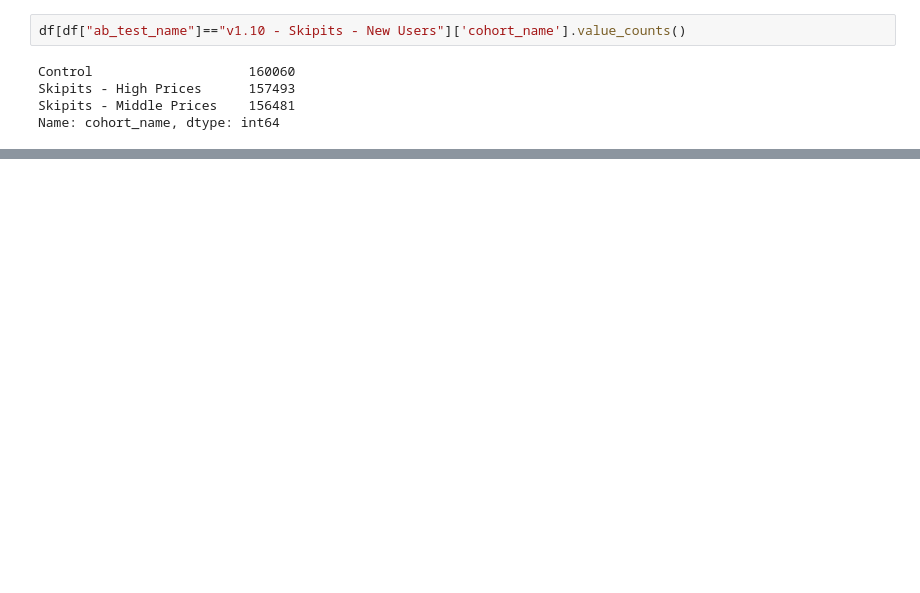
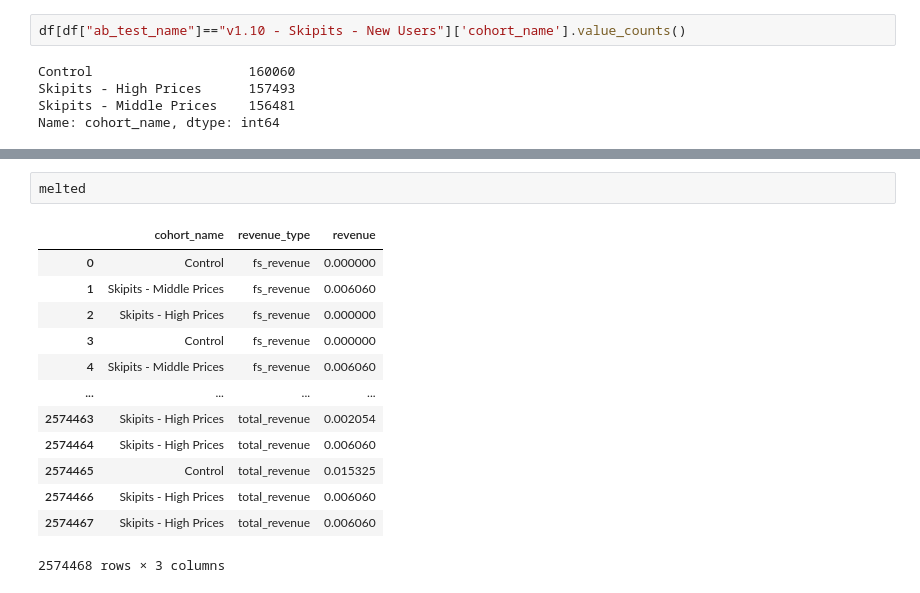
Before and after one commit to LaurePourcel/tt_voodoo, a Jupyter notebook: main.ipynb, the cells around one changed output, grey strips where cells are left out. Drawn from its saved outputs; the diff is of its cells as text; blank space fills up the shorter version.

```diff
--- a/main.ipynb
+++ b/main.ipynb
@@ -276,0 +367,16 @@ Name: cohort_name, dtype: int64
+# %%
+melted
+# %% [output]
+|  | cohort_name | revenue_type | revenue |
+| 0 | Control | fs_revenue | 0.000000 |
+| 1 | Skipits - Middle Prices | fs_revenue | 0.006060 |
+| 2 | Skipits - High Prices | fs_revenue | 0.000000 |
+| 3 | Control | fs_revenue | 0.000000 |
+| 4 | Skipits - Middle Prices | fs_revenue | 0.006060 |
+| ... | ... | ... | ... |
+| 2574463 | Skipits - High Prices | total_revenue | 0.002054 |
+| 2574464 | Skipits - High Prices | total_revenue | 0.006060 |
+| 2574465 | Control | total_revenue | 0.015325 |
+| 2574466 | Skipits - High Prices | total_revenue | 0.006060 |
+| 2574467 | Skipits - High Prices | total_revenue | 0.006060 |
+2574468 rows × 3 columns
```
Also changed, not shown: parts of 8 cells of this notebook.
